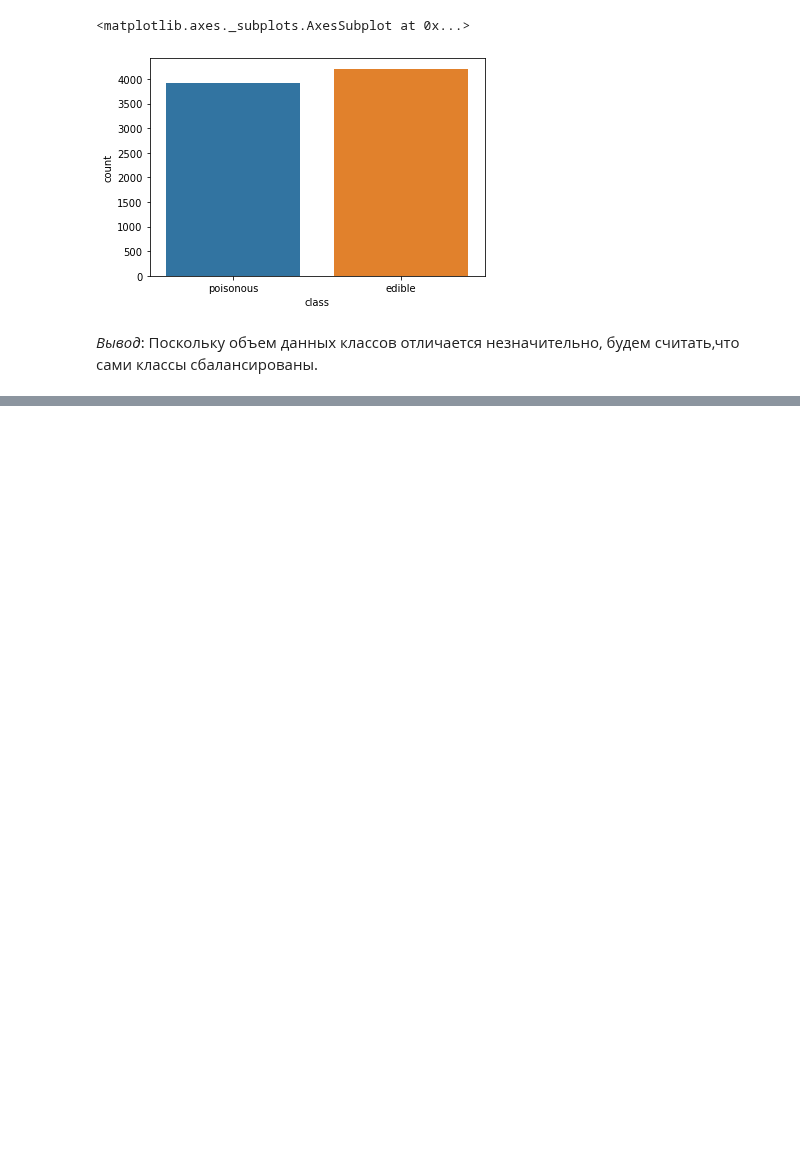
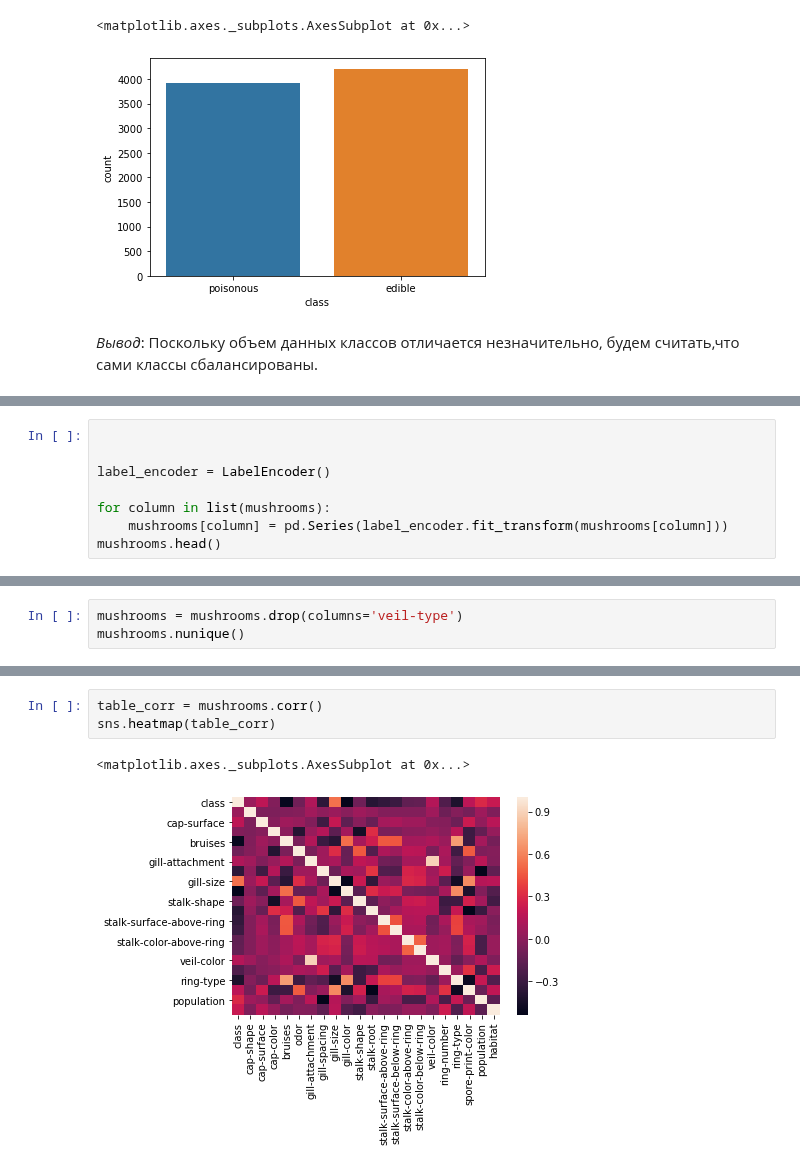
Before and after one commit to iagsav/ml_rob_nets_2020, a Jupyter notebook: ml/lab2/Skrynsky/Skrynsky_lab2.ipynb, the cells around one changed output, grey strips where cells are left out. Drawn from its saved outputs; the diff is of its cells as text; blank space fills up the shorter version.

```diff
--- a/ml/lab2/Skrynsky/Skrynsky_lab2.ipynb
+++ b/ml/lab2/Skrynsky/Skrynsky_lab2.ipynb
@@ -105,0 +112,8 @@ sns.barplot(data=pd.DataFrame({
+# %%
+
+
+label_encoder = LabelEncoder()
+
+for column in list(mushrooms):
+    mushrooms[column] = pd.Series(label_encoder.fit_transform(mushrooms[column]))
+mushrooms.head()
@@ -105,0 +134,3 @@ sns.barplot(data=pd.DataFrame({
+# %%
+mushrooms = mushrooms.drop(columns='veil-type')
+mushrooms.nunique()
@@ -105,0 +155,6 @@ sns.barplot(data=pd.DataFrame({
+# %%
+table_corr = mushrooms.corr()
+sns.heatmap(table_corr)
+# %% [output]
+<matplotlib.axes._subplots.AxesSubplot at 0x...>
+[figure, added]
```
Also changed, not shown: parts of 8 cells of this notebook.
